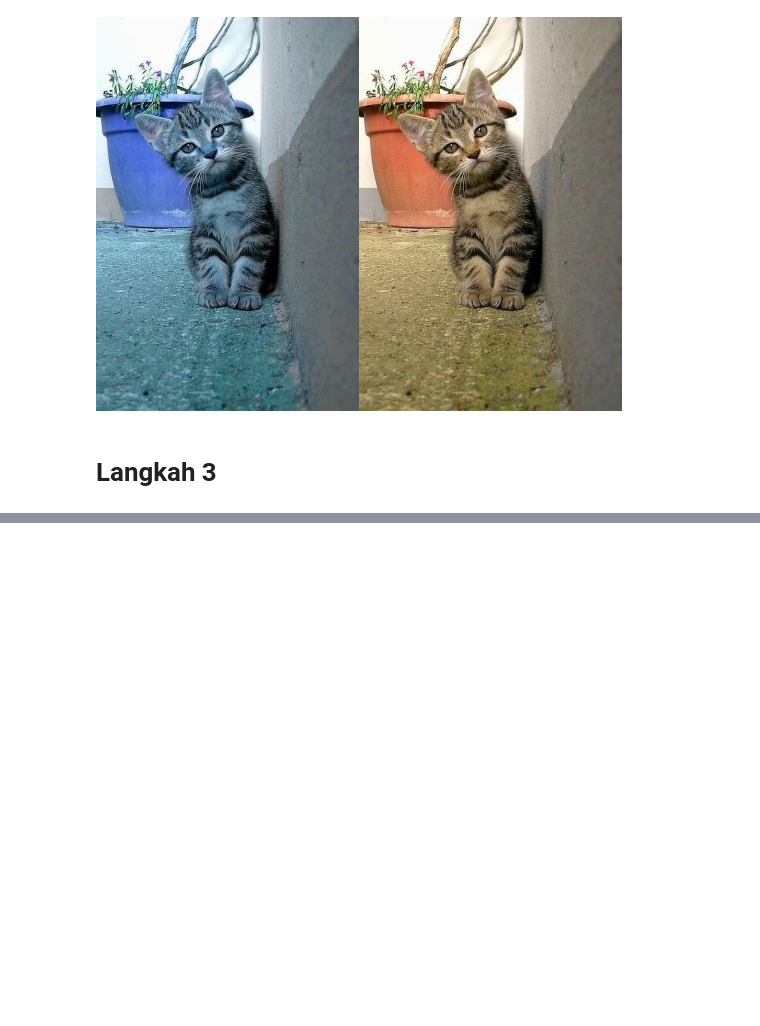
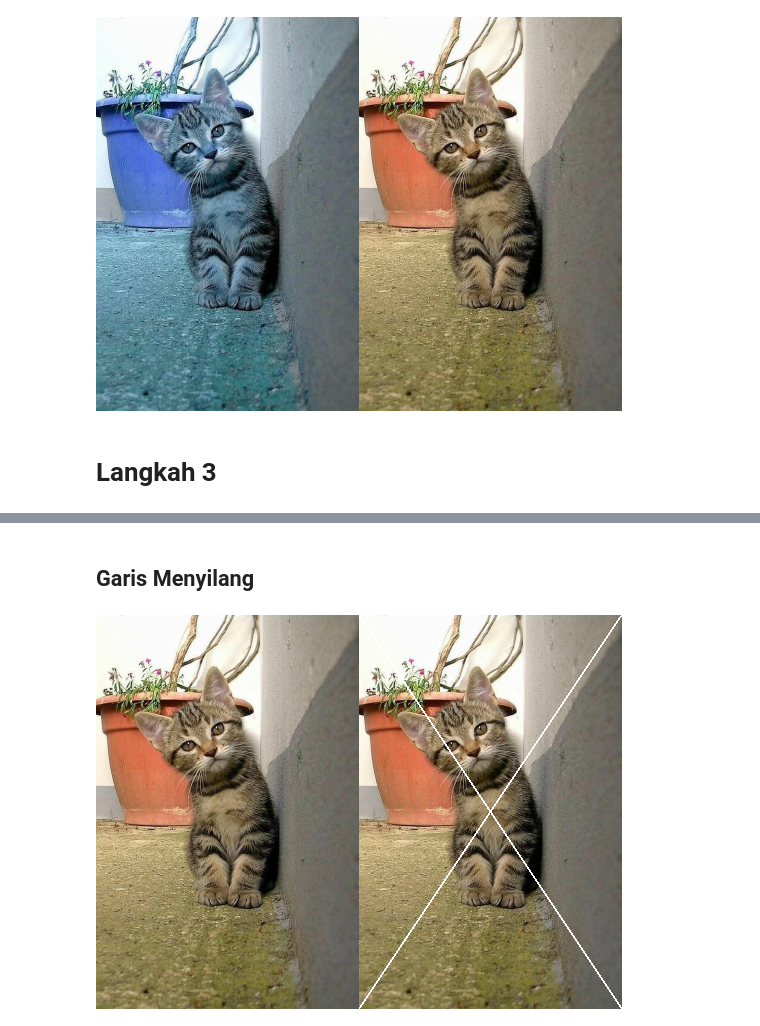
Before and after one commit to DanendraPassadhi/PCVK, a Jupyter notebook: PCVK.ipynb, the cells around one changed output, grey strips where cells are left out. Cells and saved outputs as stored; diff of their text form; code cells hidden in the pictures; blank space fills up the shorter version.

```diff
--- a/PCVK.ipynb
+++ b/PCVK.ipynb
@@ -35,0 +75,21 @@ for url in urls:
+# %% [markdown]
+## Garis Menyilang
+# %%
+image_2 = cv.cvtColor(image, cv.COLOR_BGR2RGB)
+image_3 = cv.cvtColor(image, cv.COLOR_BGR2RGB)
+
+for i in range(tinggi):
+    for j in range(lebar):
+
+        # diagonal 1
+        if abs(j * tinggi - i * lebar) < max(tinggi, lebar):
+            image_3[i, j] = [255, 255, 255]
+
+        # diagonal 2
+        if abs((lebar-1-j) * tinggi - i * lebar) < max(tinggi, lebar):
+            image_3[i, j] = [255, 255, 255]
+
+final_frame = cv.hconcat((image_2, image_3))
+cv2_imshow(final_frame)
+# %% [output]
+[figure, added]
```
Also changed, not shown: parts of 11 cells of this notebook.
